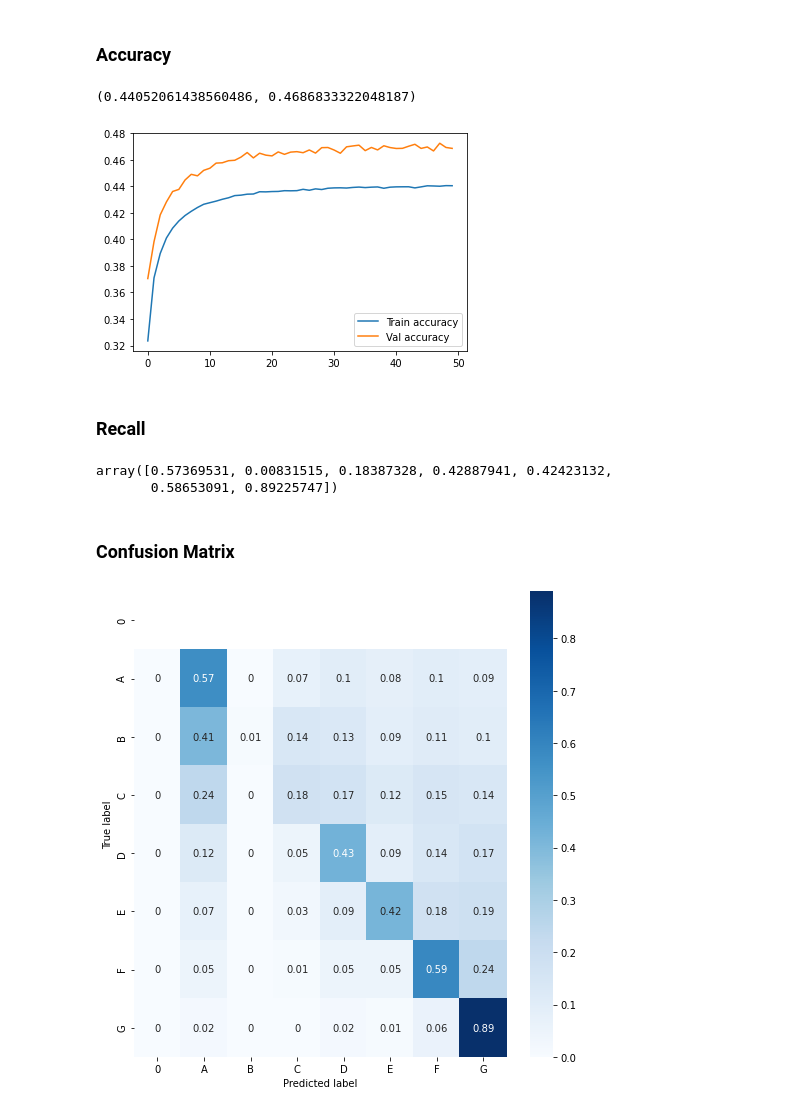
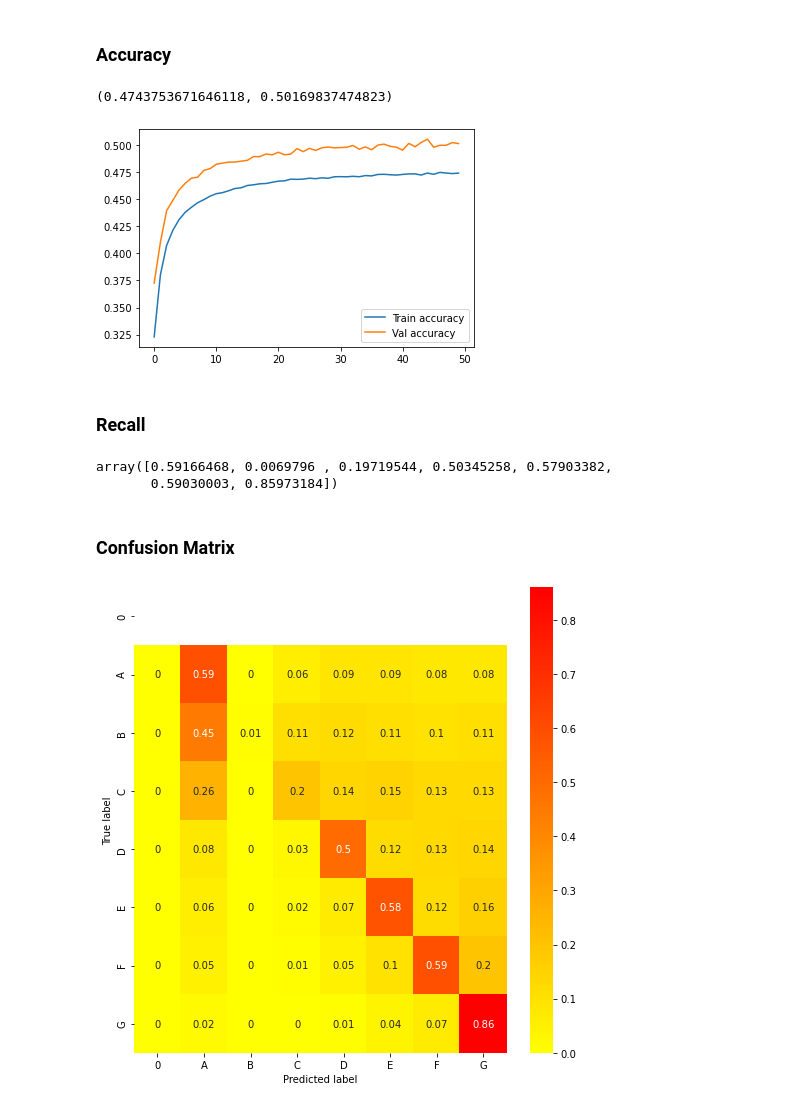
Before and after one commit to Marrrta/wildfires, a Jupyter notebook: 2.1_Neural_Network.ipynb, the cells around one changed output. Drawn from its saved outputs; the diff is of its cells as text; code cells hidden in the pictures.

Commit message:
extracting feature importance from RFC, re-run all models with trailing

```diff
--- a/2.1_Neural_Network.ipynb
+++ b/2.1_Neural_Network.ipynb
@@ -44,5 +44,13 @@ from sklearn.metrics import plot_confusion_matrix, recall_score, accuracy_score,
 # %% [markdown]
 ### Read raw dataset from AWS
 # %%
-#model_df = pd.read_csv('s3://git-to-amazon-s3-outputbucket-rorni8oehk4l/soulclimberchick/meteorology-fire-impact/data-files/mfi_df_yr_trail.csv')
-#model_df.dropna(inplace=True)
+model_df = pd.read_csv('s3://git-to-amazon-s3-outputbucket-rorni8oehk4l/soulclimberchick/meteorology-fire-impact/data-files/mfi_df_yr_trail.csv')
+model_df.dropna(inplace=True)
+# model_df = pd.read_csv('./data/mfi_df_yr_latlong.csv')
+
+
+# Drop Unnamed: 0
+model_df.drop('Unnamed: 0', axis=1, inplace=True)
+
+#examine
+model_df.head(3)
@@ -49,9 +62,0 @@ from sklearn.metrics import plot_confusion_matrix, recall_score, accuracy_score,
-# %%
-# read dataset
-model_df = pd.read_csv('data/mfi_df_yr_latlong.csv')
-
-# Drop Unnamed: 0
-model_df.drop('Unnamed: 0', axis=1, inplace=True)
-
-#examine
-model_df.head(3)
@@ -222,7 +234,10 @@ X = model_df[[ 'pcp', 'tavg', 'pdsi', 'phdi', 'zndx', 'pmdi', 'sp02',
        'cluster_186', 'cluster_187', 'cluster_188', 'cluster_189',
        'cluster_190', 'cluster_191', 'cluster_192', 'cluster_193',
        'cluster_194', 'cluster_195', 'cluster_196', 'cluster_197',
-       'cluster_198', 'cluster_199']]
+       'cluster_198', 'cluster_199', 'tavg_t12m',
+       'tavg_t9m', 'tavg_t6m', 'tavg_t3m', 'pcp_t12m', 'pcp_t9m', 'pcp_t6m',
+       'pcp_t3m', 'pmdi_t12m', 'pmdi_t9m', 'pmdi_t6m', 'pmdi_t3m', 'pdsi_t12m',
+       'pdsi_t9m', 'pdsi_t6m', 'pdsi_t3m']]
 
 
 y = model_df[['fire_size_class_order']]
@@ -369,8 +391,8 @@ INFO:tensorflow:Assets written to: 200_cluster_50epochs\assets
 # %% [markdown]
 ### Load Model
 # %%
-# new_model = tf.keras.models.load_model('200_cluster_50epochs') #UNCOMMENT TO LOAD MODEL
+model = tf.keras.models.load_model('200_cluster_50epochs_trailingavg') #UNCOMMENT TO LOAD MODEL
 
 # Check its architecture
-#new_model.summary()
+model.summary()
 # %% [output]
@@ -414,21 +436,21 @@ plt.legend();
 # %%
 history.history['accuracy'][-1],history.history['val_accuracy'][-1]
 # %% [output]
-(0.44052061438560486, 0.4686833322048187)
+(0.4743753671646118, 0.50169837474823)
 # %%
 plt.plot(history.history['accuracy'], label='Train accuracy')
 plt.plot(history.history['val_accuracy'], label='Val accuracy')
 plt.legend();
 # %% [output]
-[figure, old version]
+[figure, new version]
 # %% [markdown]
 ### Recall
 # %%
 #[None, 'micro', 'macro', 'weighted']
 recall_score(y_test_con, model.predict_classes(X_test_sc), average = None)
 # %% [output]
-array([0.57369531, 0.00831515, 0.18387328, 0.42887941, 0.42423132,
-       0.58653091, 0.89225747])
+array([0.59166468, 0.0069796 , 0.19719544, 0.50345258, 0.57903382,
+       0.59030003, 0.85973184])
 # %% [markdown]
 ### Confusion Matrix
 # %%
@@ -450,10 +472,11 @@ con_mat_df_values = pd.DataFrame(con_mat,
                      columns = classes)
 # %%
 figure = plt.figure(figsize=(7, 7))
-sns.heatmap(con_mat_df, annot=True,cmap=plt.cm.Blues)
+sns.heatmap(con_mat_df, annot=True,cmap=plt.cm.autumn_r)
 plt.tight_layout()
 plt.ylabel('True label')
 plt.xlabel('Predicted label')
+plt.savefig('./visuals/confusion_matrix_fire.png', transparent=True)
 plt.show()
 # %% [output]
-[figure, old version]
+[figure, new version]
```
Also changed, not shown: parts of 16 cells of this notebook, 2 other files.
